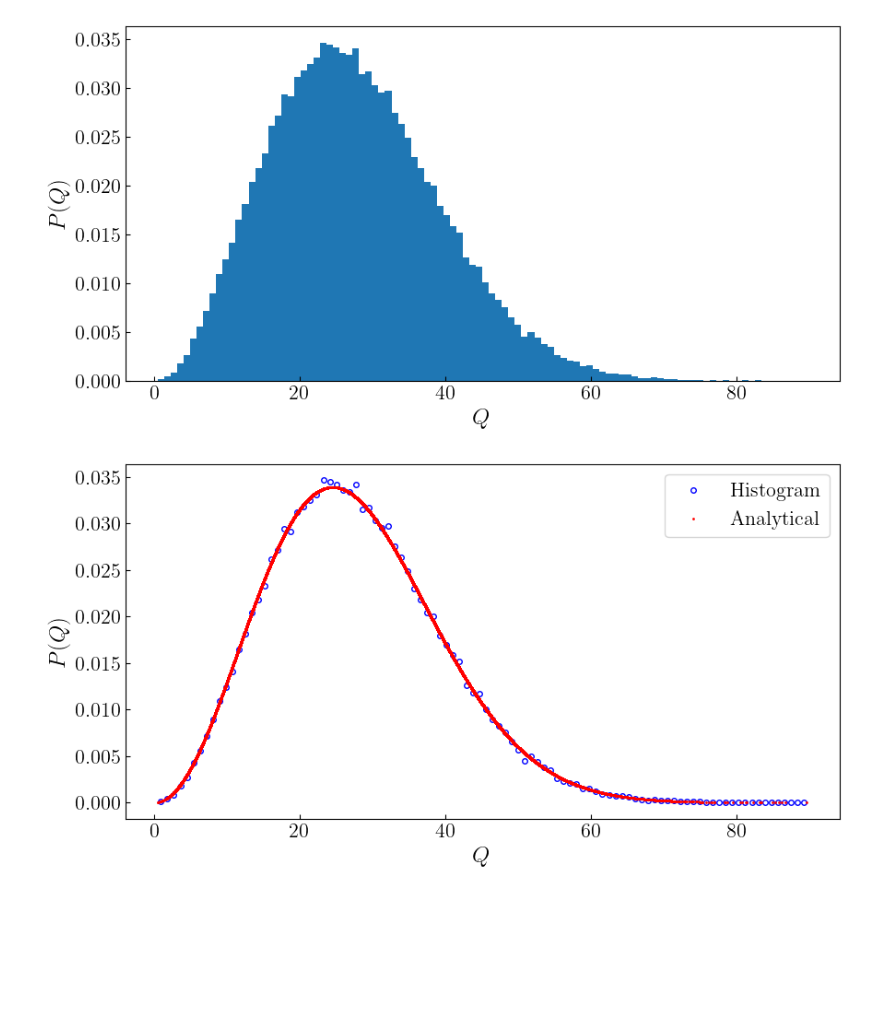
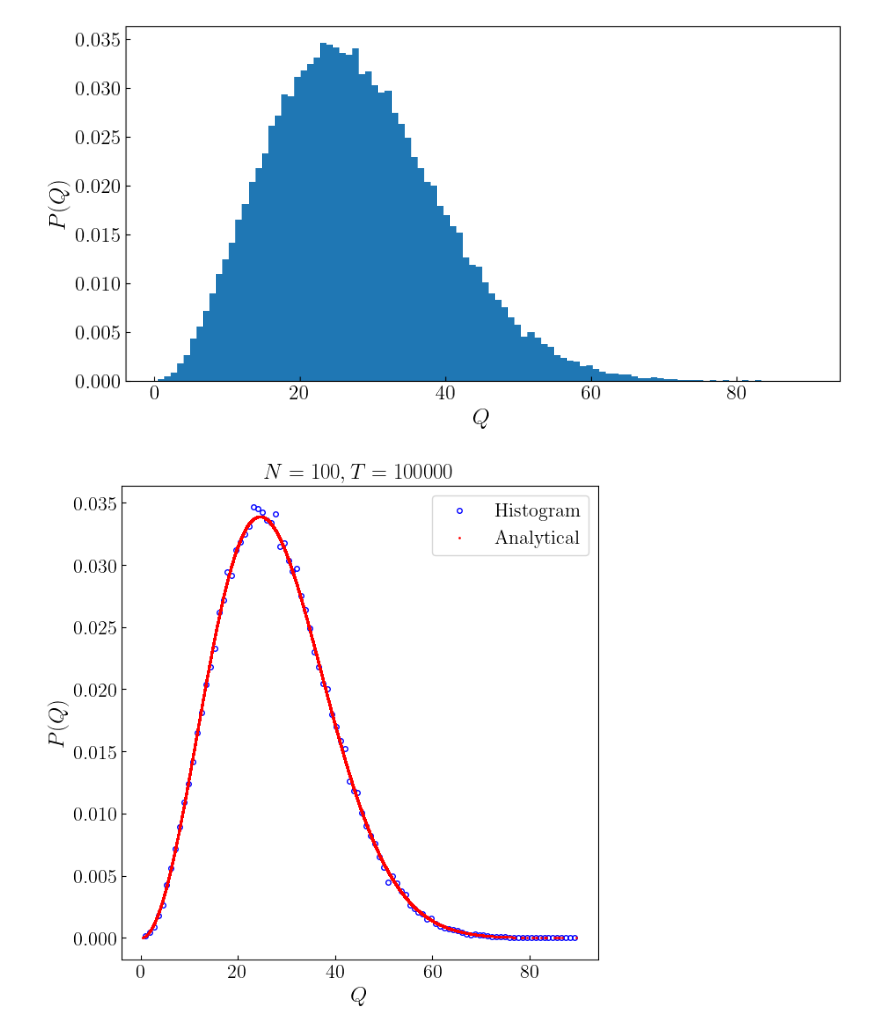
Before and after one commit to Eric-Vidal-hub/FJC-simulation, a Jupyter notebook: 4_prob_distr_N100.ipynb, the cells around one changed output. Cells and saved outputs as stored; diff of their text form; code cells hidden in the pictures; blank space fills up the shorter version.

```diff
--- a/4_prob_distr_N100.ipynb
+++ b/4_prob_distr_N100.ipynb
@@ -81,18 +81,19 @@ plt.show()
 # %%
 # Compute histogram of Q
 nbins = 100
 hist, bin_edges = np.histogram(Q, bins=nbins, density=True)
 bin_centers = (bin_edges[:-1] + bin_edges[1:]) / 2
 
 # Plot
-plt.figure(figsize=(10,5))
+plt.figure(figsize=(7,7))
+plt.title(r'$N=%d, T=%d$'%(N, T), fontsize=18)
 plt.plot(bin_centers, hist, 'bo', mfc='none', markersize=4, label='Histogram')
 plt.plot(Q, p_q, 'r.', markersize=2, label='Analytical')
 plt.xlabel(r'$Q$', fontsize=18)
 plt.ylabel(r'$P(Q)$', fontsize=18)
 plt.tick_params(axis='y', which='major', labelsize=16, direction='in')
 plt.tick_params(axis='x', which='major', labelsize=16, direction='in')
 plt.legend(fontsize=16)
 plt.show()
 # %% [output]
-[figure, old version]
+[figure, new version]
```
Also changed, not shown: 6 other files.
